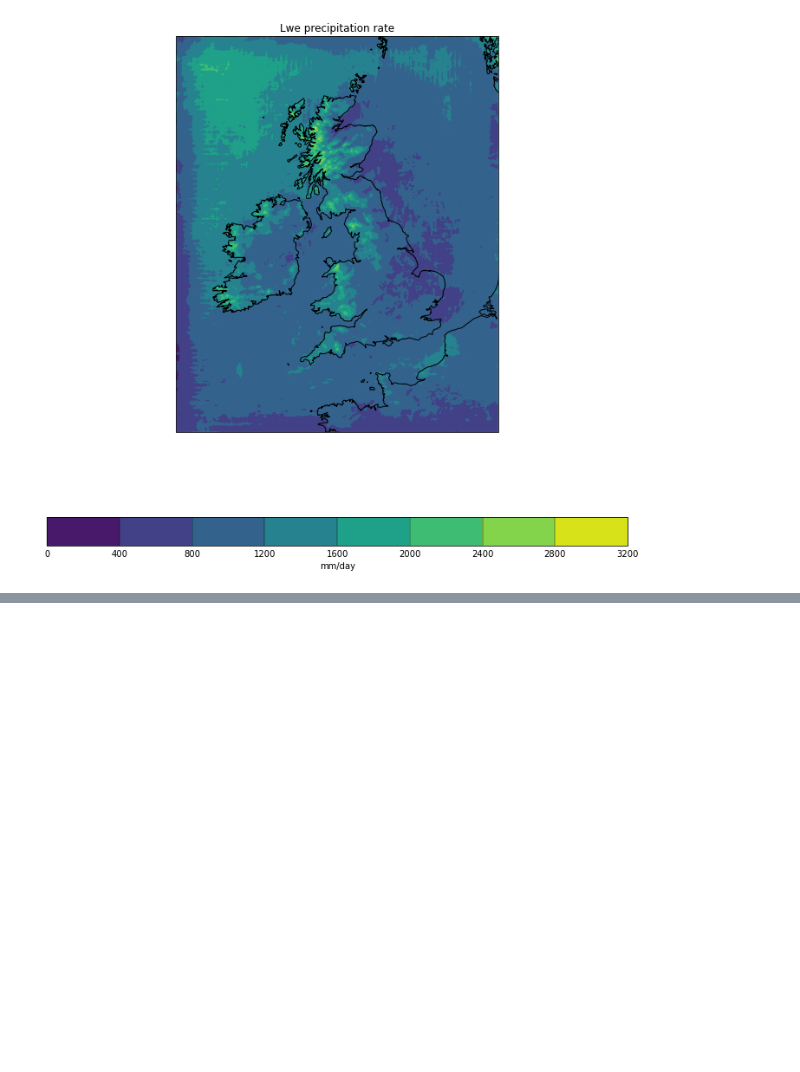
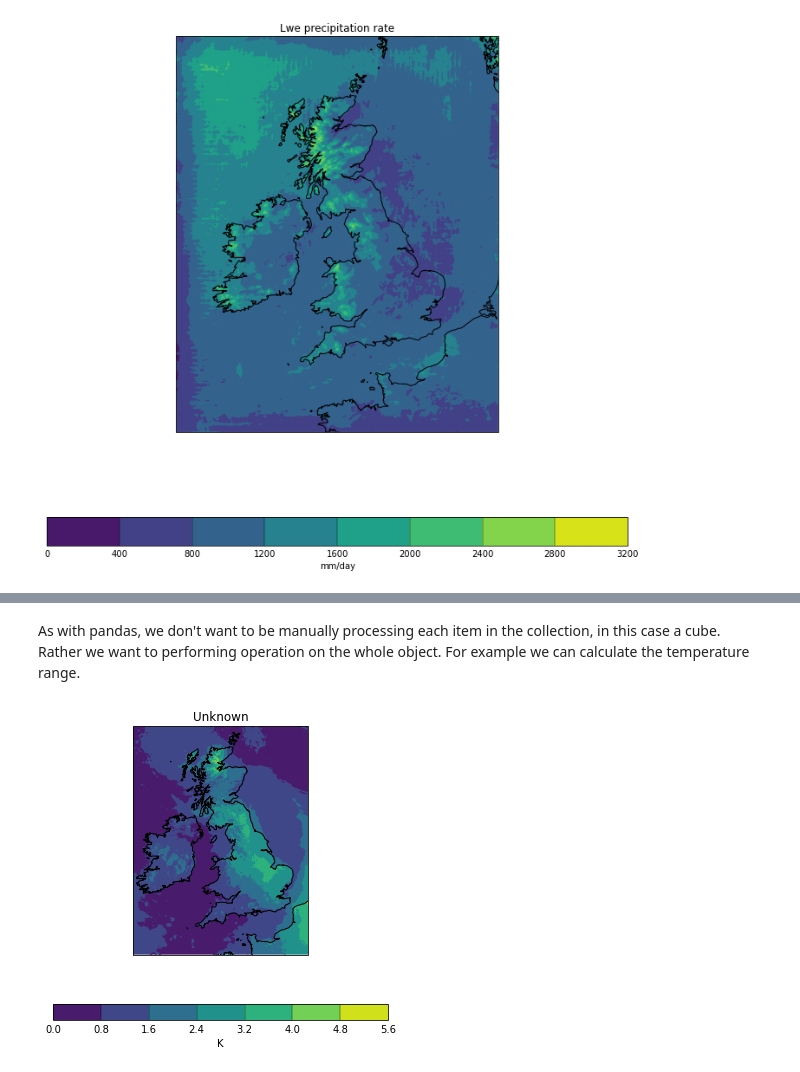
Before and after one commit to informatics-lab/intro_python_data_analysis, a Jupyter notebook: 06_PythonDataModel_Gridded.ipynb, the cells around one changed output, grey strips where cells are left out. Cells and saved outputs as stored; diff of their text form; code cells hidden in the pictures; blank space fills up the shorter version.

```diff
--- a/06_PythonDataModel_Gridded.ipynb
+++ b/06_PythonDataModel_Gridded.ipynb
@@ -138,0 +182,8 @@ https://scitools.org.uk/iris/docs/latest/gallery.html
+# %% [markdown]
+As with pandas, we don't want to be manually processing each item in the collection, in this case a cube. Rather we want to performing operation on the whole object. For example we can calculate the temperature range.
+# %%
+iris.quickplot.contourf(ukv_cube_list[2][0] - ukv_cube_list[3][0])
+matplotlib.pyplot.gca().coastlines()
+matplotlib.pyplot.gcf().set_size_inches(6,6)
+# %% [output]
+[figure, added]
```
Also changed, not shown: parts of 37 cells of this notebook, 1 other file.
